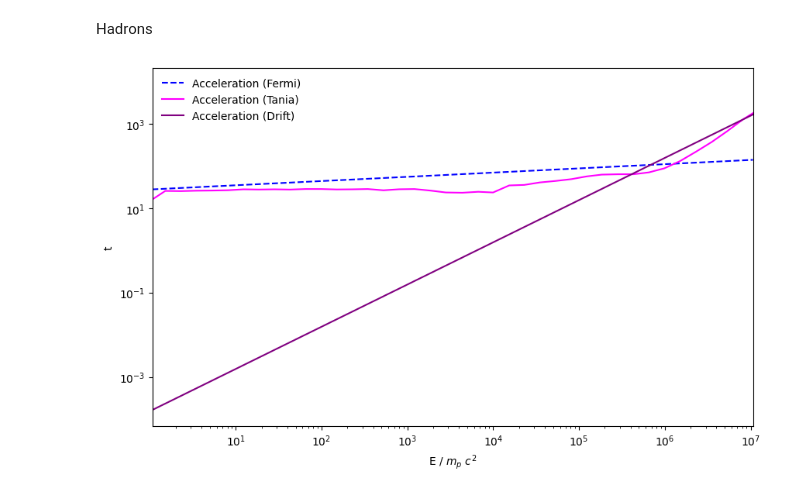
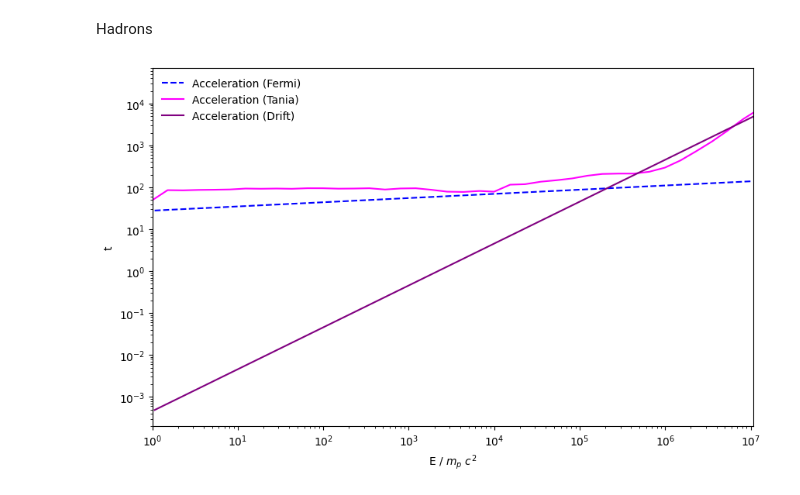
Before and after one commit to luanapassosreis/AGN_Studies, a Jupyter notebook: fermi_drift_acc.ipynb, the cells around one changed output. Drawn from its saved outputs; the diff is of its cells as text; code cells hidden in the pictures.

```diff
--- a/fermi_drift_acc.ipynb
+++ b/fermi_drift_acc.ipynb
@@ -213,21 +213,21 @@ Hadrons
 # %%
 ## erg
 
 plt.figure(figsize=(10, 6))
 
 plt.loglog(E_norm,timeacc_fermi(E_norm),'--',label='Acceleration (Fermi)',color='blue')
 # plt.loglog(E_norm,time_acc_regime3(va, delta_RX),'--',label='Acceleration (Regime 3)',color='green')
-plt.loglog(Eacc,tacc,label='Acceleration (Tania)',color='magenta')
+plt.loglog(Eacc,tacc*(1e11/c),label='Acceleration (Tania)',color='magenta')
 plt.loglog(E_norm,timeacc_drift(E_norm, B_c, va),label='Acceleration (Drift)',color='purple')
 
-plt.xlim((E_norm.min(),E_norm.max()))
+plt.xlim((1e0,E_norm.max()))
 plt.legend(frameon=False)
 plt.xlabel('E / $m_p$ $c^2$')
 plt.ylabel('t')
 # plt.ylim((1e-4,1e4))
 # plt.xticks([1e-2,1e-1,1e0,1e1,1e2,1e3],labels=['-2','-1','0','1','2','3'])
 # plt.savefig('plots/cooling_hadrons_erg.png',dpi=300)
 
 plt.show()
 # %% [output]
-[figure, old version]
+[figure, new version]
```
Also changed, not shown: parts of 14 cells of this notebook, 6 other files.
